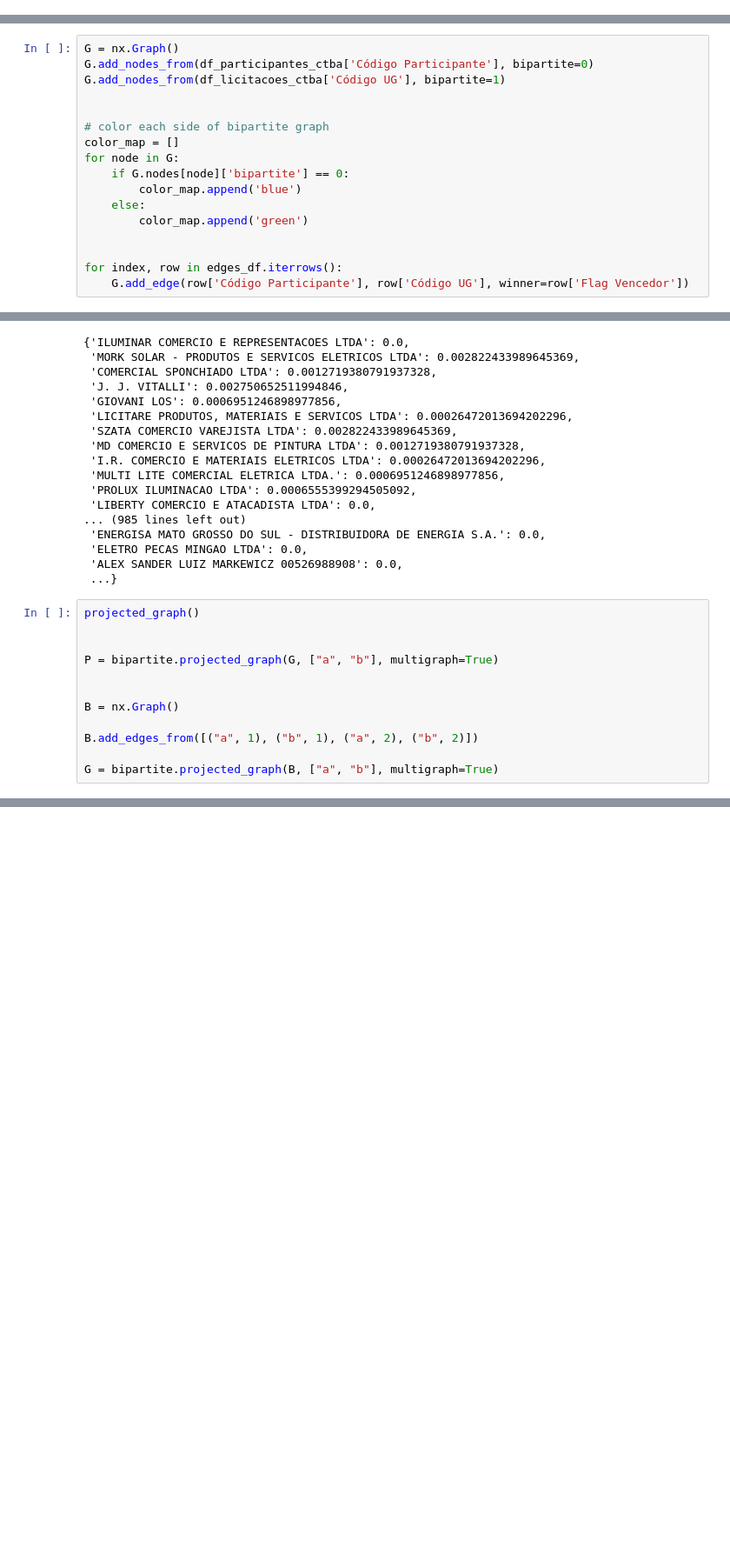
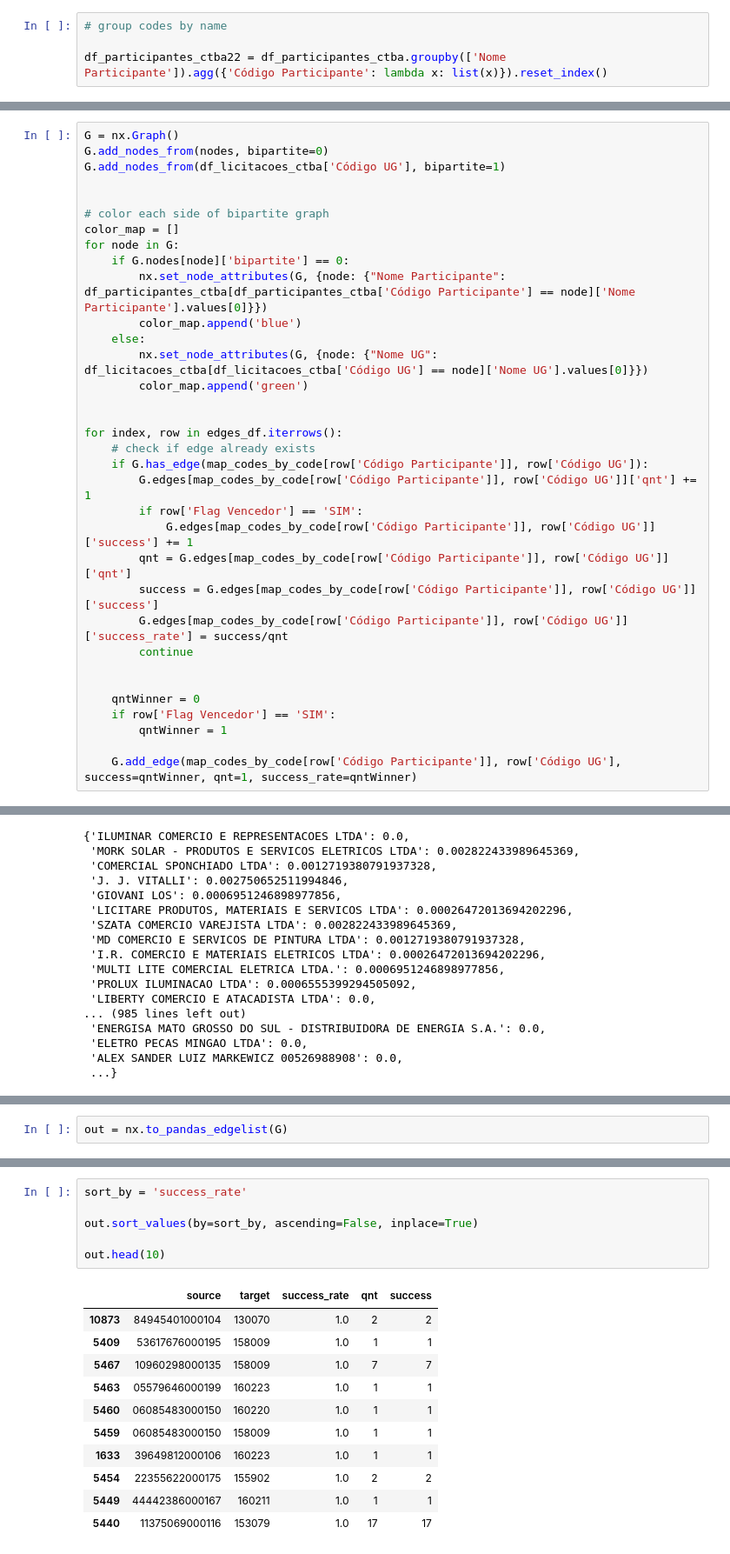
Before and after one commit to rwc2408/CienciadasRedes, a Jupyter notebook: APS/Validações.ipynb, the cells around one changed output, grey strips where cells are left out. Shown at 87% size. Saved outputs shown, nothing was run; the diff lists cells and outputs as text; blank space fills up the shorter version.

```diff
--- a/APS/Validações.ipynb
+++ b/APS/Validações.ipynb
@@ -262,0 +253,4 @@ edges_df.drop_duplicates(inplace=True)
+# %%
+# group codes by name
+
+df_participantes_ctba22 = df_participantes_ctba.groupby(['Nome Participante']).agg({'Código Participante': lambda x: list(x)}).reset_index()
@@ -263,6 +290,6 @@ edges_df.drop_duplicates(inplace=True)
 # %%
 G = nx.Graph()
-G.add_nodes_from(df_participantes_ctba['Código Participante'], bipartite=0)
+G.add_nodes_from(nodes, bipartite=0)
 G.add_nodes_from(df_licitacoes_ctba['Código UG'], bipartite=1)
 
 
@@ -270,10 +297,27 @@ G.add_nodes_from(df_licitacoes_ctba['Código UG'], bipartite=1)
 color_map = []
 for node in G:
     if G.nodes[node]['bipartite'] == 0:
+        nx.set_node_attributes(G, {node: {"Nome Participante": df_participantes_ctba[df_participantes_ctba['Código Participante'] == node]['Nome Participante'].values[0]}})
         color_map.append('blue')
     else:
+        nx.set_node_attributes(G, {node: {"Nome UG": df_licitacoes_ctba[df_licitacoes_ctba['Código UG'] == node]['Nome UG'].values[0]}})
         color_map.append('green')
 
 
 for index, row in edges_df.iterrows():
-    G.add_edge(row['Código Participante'], row['Código UG'], winner=row['Flag Vencedor'])
+    # check if edge already exists
+    if G.has_edge(map_codes_by_code[row['Código Participante']], row['Código UG']):
+        G.edges[map_codes_by_code[row['Código Participante']], row['Código UG']]['qnt'] += 1
+        if row['Flag Vencedor'] == 'SIM':
+            G.edges[map_codes_by_code[row['Código Participante']], row['Código UG']]['success'] += 1
+        qnt = G.edges[map_codes_by_code[row['Código Participante']], row['Código UG']]['qnt']
+        success = G.edges[map_codes_by_code[row['Código Participante']], row['Código UG']]['success']
+        G.edges[map_codes_by_code[row['Código Participante']], row['Código UG']]['success_rate'] = success/qnt
+        continue
+
+
+    qntWinner = 0
+    if row['Flag Vencedor'] == 'SIM':
+        qntWinner = 1
+
+    G.add_edge(map_codes_by_code[row['Código Participante']], row['Código UG'], success=qntWinner, qnt=1, success_rate=qntWinner)
@@ -328,15 +349,3 @@ nx.betweenness_centrality(G)
  'ELETRO PECAS MINGAO LTDA': 0.0,
  'ALEX SANDER LUIZ MARKEWICZ 00526988908': 0.0,
  ...}
-# %%
-projected_graph()
-
-
-P = bipartite.projected_graph(G, ["a", "b"], multigraph=True)
-
-
-B = nx.Graph()
-
-B.add_edges_from([("a", 1), ("b", 1), ("a", 2), ("b", 2)])
-
-G = bipartite.projected_graph(B, ["a", "b"], multigraph=True)
@@ -342,0 +368,2 @@ G = bipartite.projected_graph(B, ["a", "b"], multigraph=True)
+# %%
+out = nx.to_pandas_edgelist(G)
@@ -342,0 +379,18 @@ G = bipartite.projected_graph(B, ["a", "b"], multigraph=True)
+# %%
+sort_by = 'success_rate'
+
+out.sort_values(by=sort_by, ascending=False, inplace=True)
+
+out.head(10)
+# %% [output]
+|  | source | target | success_rate | qnt | success |
+| 10873 | 84945401000104 | 130070 | 1.0 | 2 | 2 |
+| 5409 | 53617676000195 | 158009 | 1.0 | 1 | 1 |
+| 5467 | 10960298000135 | 158009 | 1.0 | 7 | 7 |
+| 5463 | 05579646000199 | 160223 | 1.0 | 1 | 1 |
+| 5460 | 06085483000150 | 160220 | 1.0 | 1 | 1 |
+| 5459 | 06085483000150 | 158009 | 1.0 | 1 | 1 |
+| 1633 | 39649812000106 | 160223 | 1.0 | 1 | 1 |
+| 5454 | 22355622000175 | 155902 | 1.0 | 2 | 2 |
+| 5449 | 44442386000167 | 160211 | 1.0 | 1 | 1 |
+| 5440 | 11375069000116 | 153079 | 1.0 | 17 | 17 |
```
Also changed, not shown: parts of 17 cells of this notebook.
